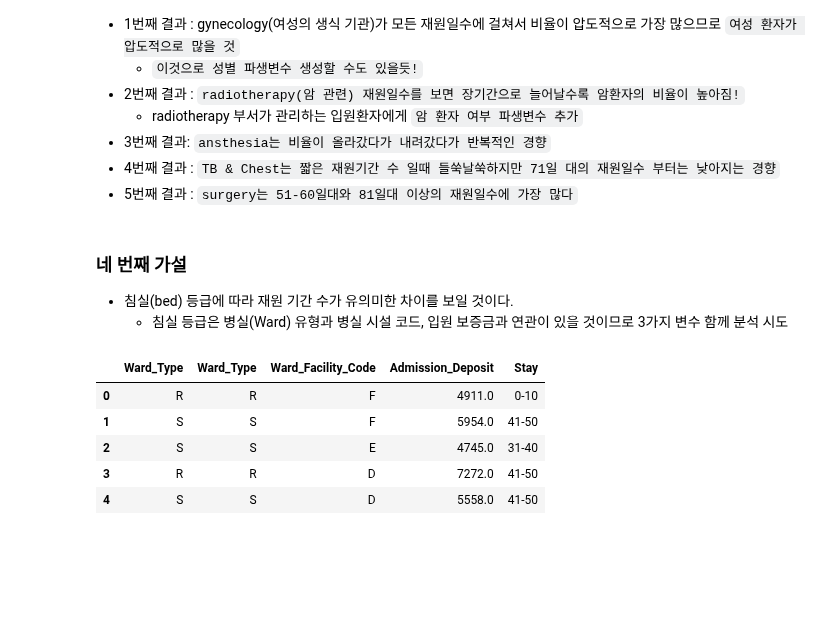
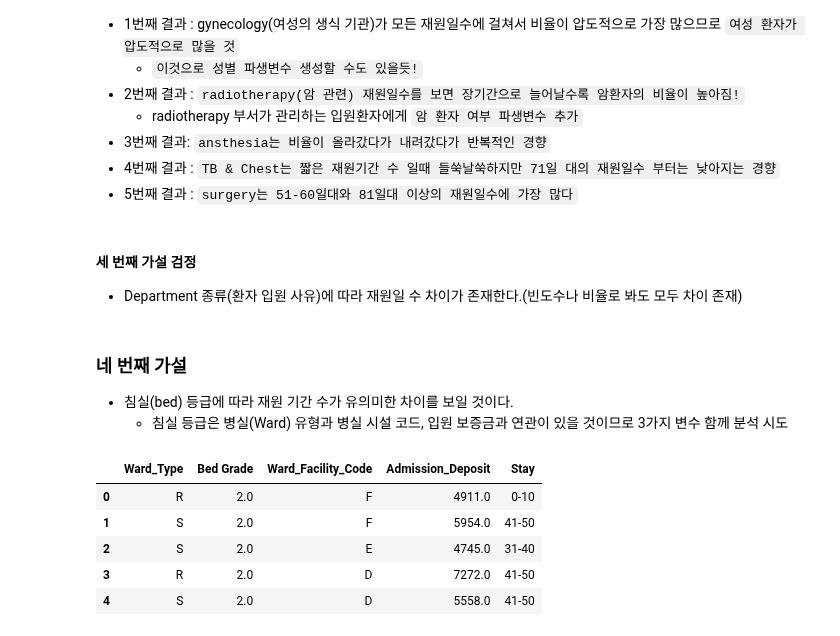
Before and after one commit to young-hun-jo/DataAnalysis, a Jupyter notebook: healthcare_los/analysis_myself.ipynb, the cells around one changed output. Cells and saved outputs as stored; diff of their text form; code cells hidden in the pictures; blank space fills up the shorter version.

```diff
--- a/healthcare_los/analysis_myself.ipynb
+++ b/healthcare_los/analysis_myself.ipynb
@@ -655,19 +655,23 @@ plt.show()
 - 3번째 결과: ``ansthesia는 비율이 올라갔다가 내려갔다가 반복적인 경향``
 - 4번째 결과 : ``TB & Chest는 짧은 재원기간 수 일때 들쑥날쑥하지만 71일 대의 재원일수 부터는 낮아지는 경향``
 - 5번째 결과 : ``surgery는 51-60일대와 81일대 이상의 재원일수에 가장 많다``
+# %% [markdown]
+#### 세 번째 가설 검정
+- Department 종류(환자 입원 사유)에 따라 재원일 수 차이가 존재한다.(빈도수나 비율로 봐도 모두 차이 존재)
 # %% [markdown]
 ### 네 번째 가설
 - 침실(bed) 등급에 따라 재원 기간 수가 유의미한 차이를 보일 것이다.
     * 침실 등급은 병실(Ward) 유형과 병실 시설 코드, 입원 보증금과 연관이 있을 것이므로 3가지 변수 함께 분석 시도
 # %%
-bed_cols = ['Ward_Type','Ward_Type','Ward_Facility_Code','Admission_Deposit','Stay']
+# 병실 유형, 시설코드, 침실 등급, 입원 보증금, 재원일수 총 5가지 데이터 추출
+bed_cols = ['Ward_Type','Ward_Facility_Code','Bed Grade','Admission_Deposit','Stay']
 
 bed_df = train[bed_cols]
 bed_df.head()
 # %% [output]
-|  | Ward_Type | Ward_Type | Ward_Facility_Code | Admission_Deposit | Stay |
-| 0 | R | R | F | 4911.0 | 0-10 |
-| 1 | S | S | F | 5954.0 | 41-50 |
-| 2 | S | S | E | 4745.0 | 31-40 |
-| 3 | R | R | D | 7272.0 | 41-50 |
-| 4 | S | S | D | 5558.0 | 41-50 |
+|  | Ward_Type | Bed Grade | Ward_Facility_Code | Admission_Deposit | Stay |
+| 0 | R | 2.0 | F | 4911.0 | 0-10 |
+| 1 | S | 2.0 | F | 5954.0 | 41-50 |
+| 2 | S | 2.0 | E | 4745.0 | 31-40 |
+| 3 | R | 2.0 | D | 7272.0 | 41-50 |
+| 4 | S | 2.0 | D | 5558.0 | 41-50 |
```
Also changed, not shown: parts of 12 cells of this notebook.
